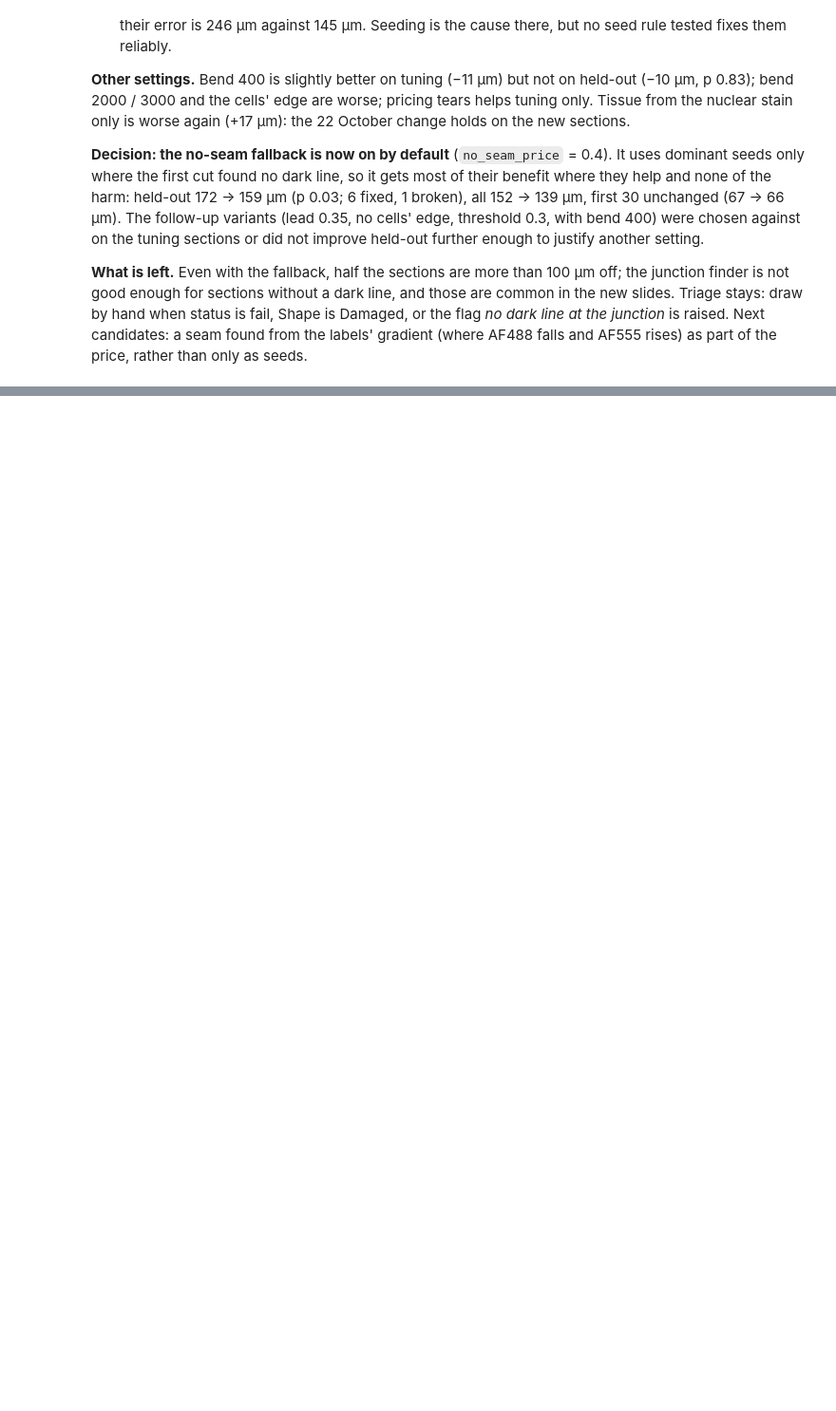
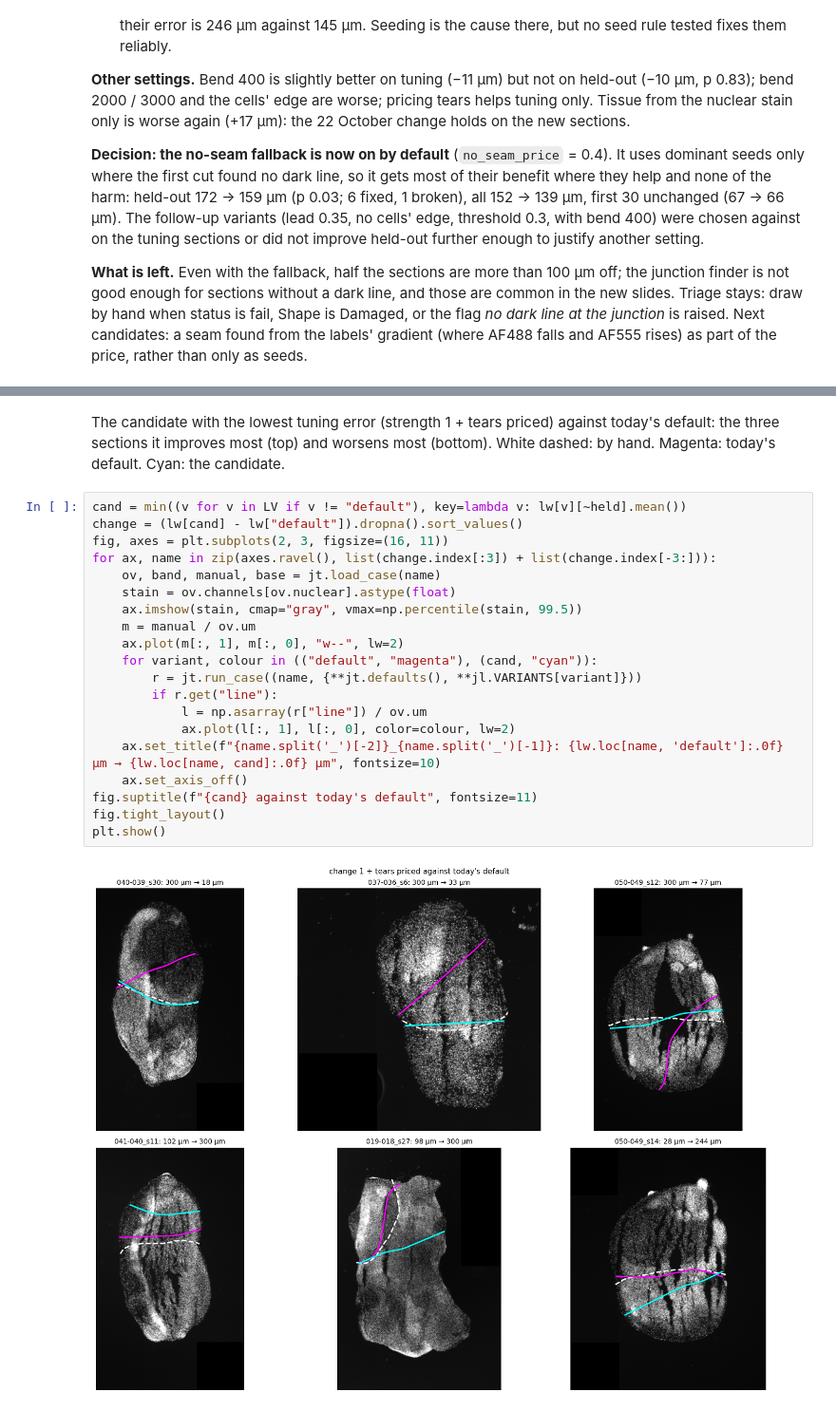
Before and after one commit to daggermaster3000/ARGUS, a Jupyter notebook: notebooks/validation/junction_seeding.ipynb, the cells around one changed output, grey strips where cells are left out. Shown at 95% size. Saved outputs shown, nothing was run; the diff lists cells and outputs as text; blank space fills up the shorter version.

```diff
--- a/notebooks/validation/junction_seeding.ipynb
+++ b/notebooks/validation/junction_seeding.ipynb
@@ -326,0 +389,24 @@ plt.show()
+# %% [markdown]
+The candidate with the lowest tuning error (strength 1 + tears priced) against today's default: the three sections it improves most (top) and worsens most (bottom). White dashed: by hand. Magenta: today's default. Cyan: the candidate.
+# %%
+cand = min((v for v in LV if v != "default"), key=lambda v: lw[v][~held].mean())
+change = (lw[cand] - lw["default"]).dropna().sort_values()
+fig, axes = plt.subplots(2, 3, figsize=(16, 11))
+for ax, name in zip(axes.ravel(), list(change.index[:3]) + list(change.index[-3:])):
+    ov, band, manual, base = jt.load_case(name)
+    stain = ov.channels[ov.nuclear].astype(float)
+    ax.imshow(stain, cmap="gray", vmax=np.percentile(stain, 99.5))
+    m = manual / ov.um
+    ax.plot(m[:, 1], m[:, 0], "w--", lw=2)
+    for variant, colour in (("default", "magenta"), (cand, "cyan")):
+        r = jt.run_case((name, {**jt.defaults(), **jl.VARIANTS[variant]}))
+        if r.get("line"):
+            l = np.asarray(r["line"]) / ov.um
+            ax.plot(l[:, 1], l[:, 0], color=colour, lw=2)
+    ax.set_title(f"{name.split('_')[-2]}_{name.split('_')[-1]}: {lw.loc[name, 'default']:.0f} µm → {lw.loc[name, cand]:.0f} µm", fontsize=10)
+    ax.set_axis_off()
+fig.suptitle(f"{cand} against today's default", fontsize=11)
+fig.tight_layout()
+plt.show()
+# %% [output]
+[figure, added]
```
Also changed, not shown: parts of 5 cells of this notebook, 2 other files.
